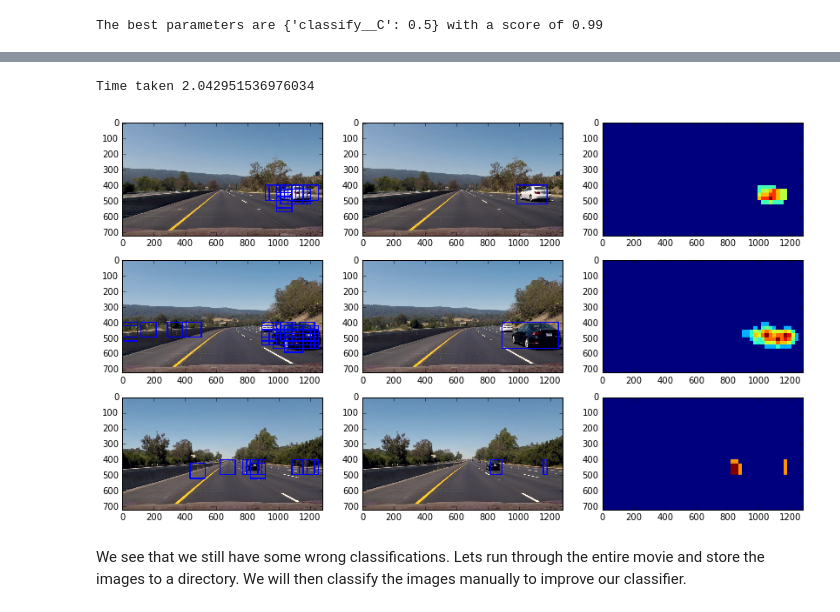
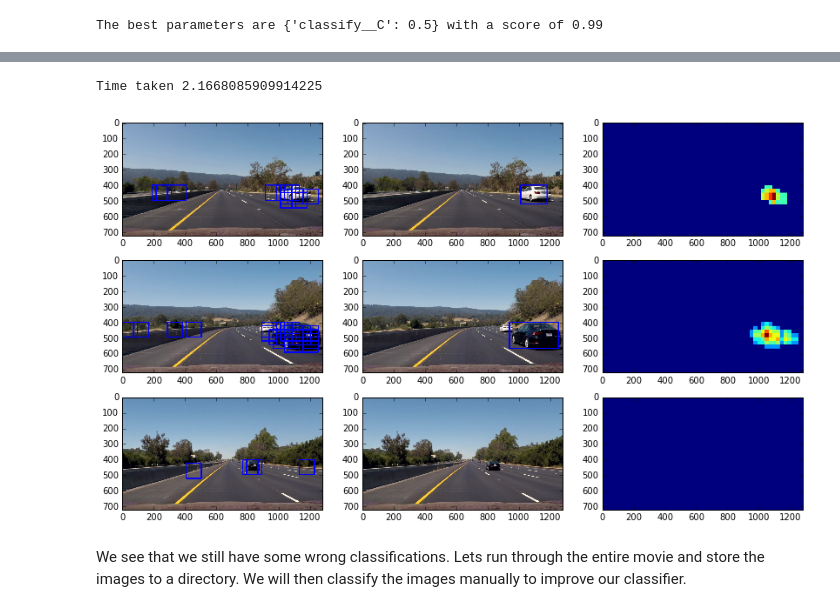
Before and after one commit to abossenbroek/CarND-Vehicle-Detection, a Jupyter notebook: Vehicle_Detection.ipynb, the cells around one changed output, grey strips where cells are left out. Drawn from its saved outputs; the diff is of its cells as text; code cells hidden in the pictures.

```diff
--- a/Vehicle_Detection.ipynb
+++ b/Vehicle_Detection.ipynb
@@ -859,29 +805,29 @@ scale = 1.5
 # %%
 import matplotlib.gridspec as gridspec
 import time
 import glob
 
 fig = plt.figure(figsize=(14,8))
 gs = gridspec.GridSpec(3, 3)
 tic = time.perf_counter()
 for i, img_nm in enumerate(glob.iglob('*jpg')):
     img = plt.imread(img_nm)
-    img, labels, heatmap = find_labels_full_feat(img, ystart, ystop, scale, svc=clf,
+    img, labels, heatmap = find_labels_full_feat(img, ystart, ystop, scale, svc=org_clf,
                                                     orient=8,
                                                  pix_per_cell=8,
                                                  cell_per_block=2, heat_func=apply_heat)
     ax = plt.subplot(gs[3 * i])
     plt.imshow(img)
     ax = plt.subplot(gs[3 * i + 1])
     plt.imshow(labels)
     ax = plt.subplot(gs[3 * i + 2])
     plt.imshow(heatmap)
 
 toc = time.perf_counter()
 print("Time taken %s" % (toc - tic))
 # %% [output]
-Time taken 2.042951536976034
+Time taken 2.1668085909914225
-[figure, old version]
+[figure, new version]
 # %% [markdown]
 We see that we still have some wrong classifications. Lets run through the entire movie and store the images to a directory. We will then classify the images manually to improve our classifier.
 # %%
```
Also changed, not shown: parts of 14 cells of this notebook, 2 other files.
